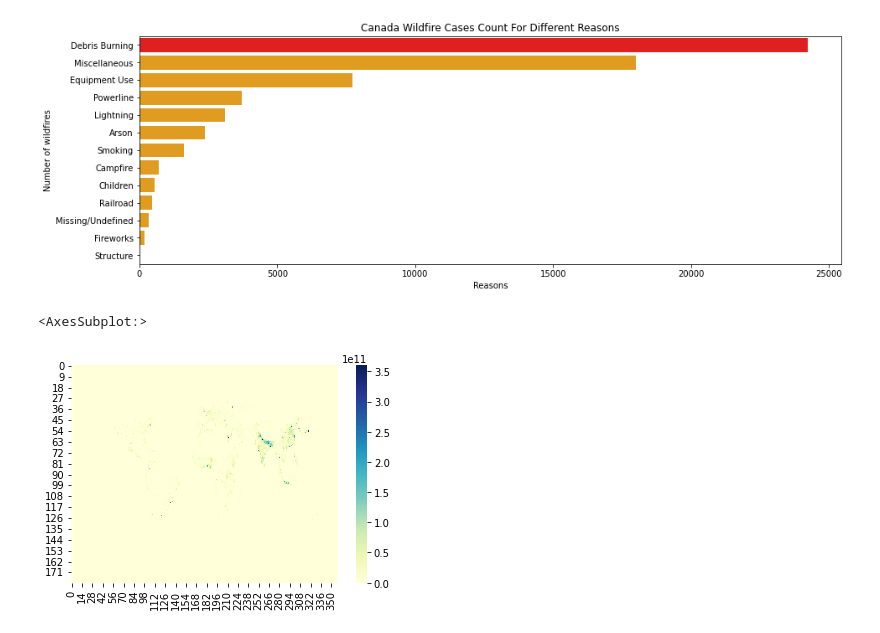
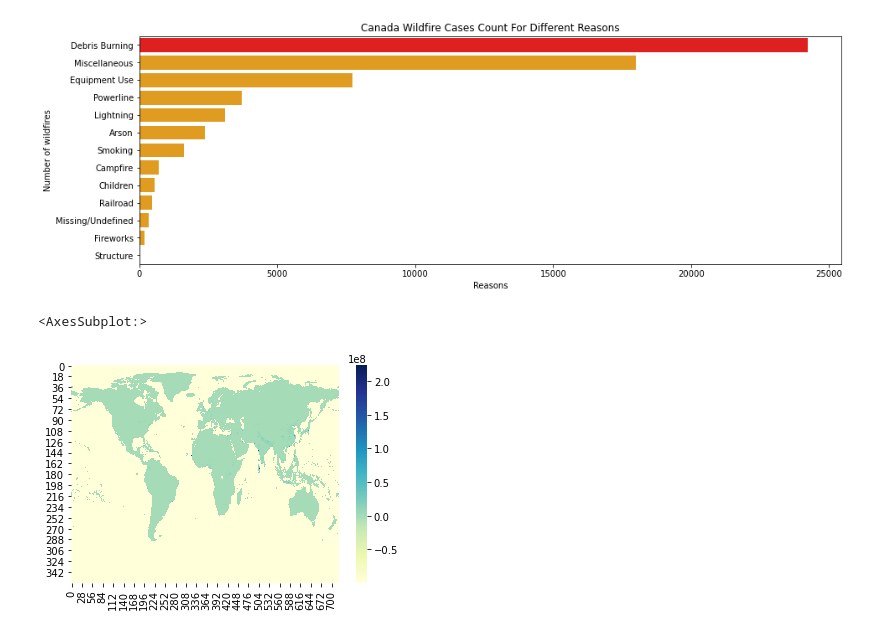
Before and after one commit to huruifu/733-project, a Jupyter notebook: project.ipynb, the cells around one changed output. Cells and saved outputs as stored; diff of their text form; code cells hidden in the pictures.

Commit message:
population almost done
get population density from location

```diff
--- a/project.ipynb
+++ b/project.ipynb
@@ -100,9 +100,10 @@ plt.show()
 # %% [output]
 [figure]
 # %%
-world = pd.read_csv('Data/gpw-v4-population-count-rev11_2020_1_deg_asc/gpw_v4_population_count_rev11_2020_1try.asc', sep=' ', header=None)
+# world = pd.read_csv('Data/gpw-v4-population-count-rev11_2020_1_deg_asc/gpw_v4_population_count_rev11_2020_1try.asc', sep=' ', header=None)
+world = pd.read_csv('Data/gpw_v4_population_density_rev11_2020_30_min.asc', sep=' ', header=None)
 world = world*10000
 sns.heatmap(world, cmap='YlGnBu')
 # %% [output]
 <AxesSubplot:>
-[figure, old version]
+[figure, new version]
```
Also changed, not shown: parts of 5 cells of this notebook, 1 other file.
